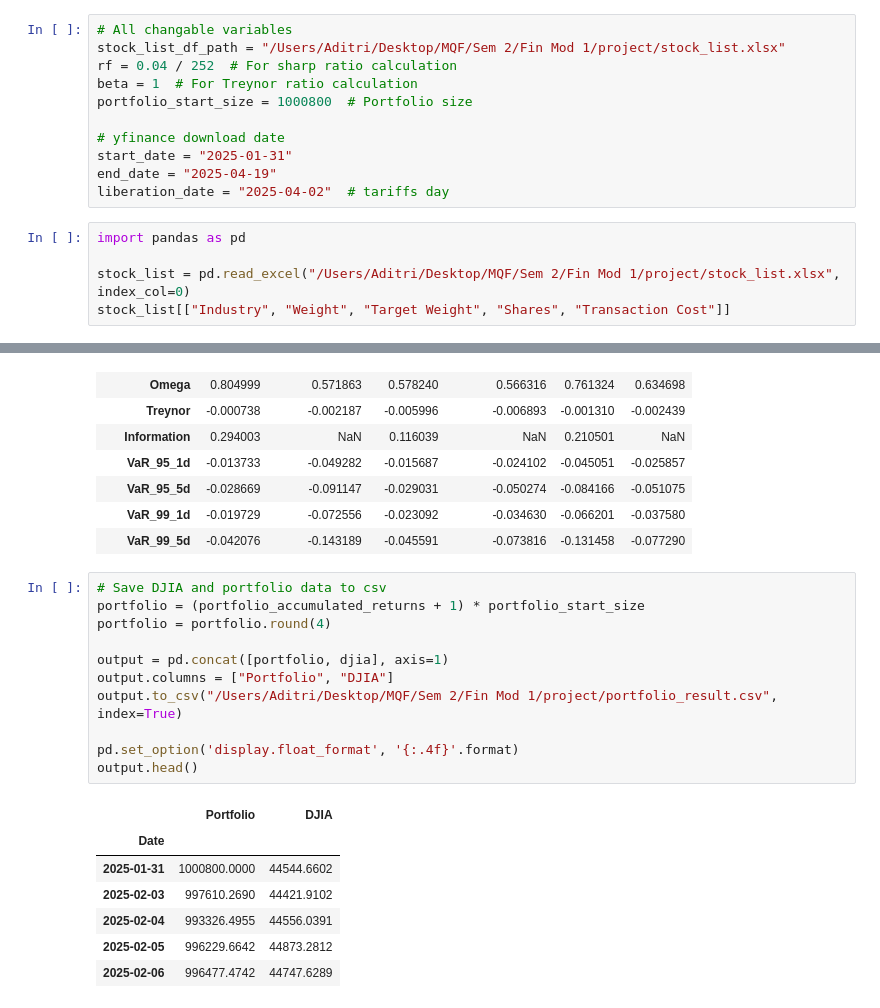
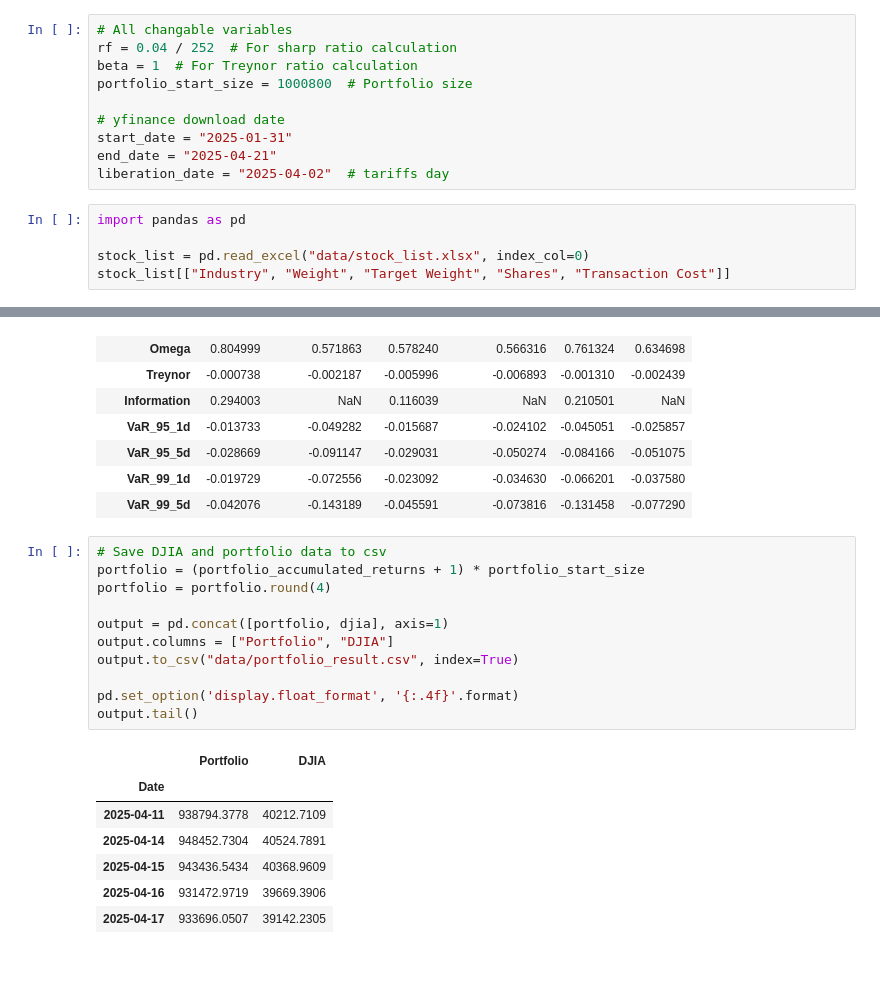
Before and after one commit to bagelquant/fin_model_1, a Jupyter notebook: final report/final_result.ipynb, the cells around one changed output, grey strips where cells are left out. Drawn from its saved outputs; the diff is of its cells as text; blank space fills up the shorter version.

```diff
--- a/final report/final_result.ipynb
+++ b/final report/final_result.ipynb
@@ -4,19 +4,18 @@
 ## Stock list
 # %%
 # All changable variables
-stock_list_df_path = "/Users/Aditri/Desktop/MQF/Sem 2/Fin Mod 1/project/stock_list.xlsx"
 rf = 0.04 / 252  # For sharp ratio calculation
 beta = 1  # For Treynor ratio calculation
 portfolio_start_size = 1000800  # Portfolio size
 
 # yfinance download date
 start_date = "2025-01-31"
-end_date = "2025-04-19"
+end_date = "2025-04-21"
 liberation_date = "2025-04-02"  # tariffs day
 # %%
 import pandas as pd
 
-stock_list = pd.read_excel("/Users/Aditri/Desktop/MQF/Sem 2/Fin Mod 1/project/stock_list.xlsx", index_col=0)
+stock_list = pd.read_excel("data/stock_list.xlsx", index_col=0)
 stock_list[["Industry", "Weight", "Target Weight", "Shares", "Transaction Cost"]]
 # %% [output]
 |  | Industry | Weight | Target Weight | Shares | Transaction Cost |
@@ -464,19 +465,19 @@ performance_matrics
 # %%
 # Save DJIA and portfolio data to csv
 portfolio = (portfolio_accumulated_returns + 1) * portfolio_start_size
 portfolio = portfolio.round(4)
 
 output = pd.concat([portfolio, djia], axis=1)
 output.columns = ["Portfolio", "DJIA"]
-output.to_csv("/Users/Aditri/Desktop/MQF/Sem 2/Fin Mod 1/project/portfolio_result.csv", index=True)
+output.to_csv("data/portfolio_result.csv", index=True)
 
 pd.set_option('display.float_format', '{:.4f}'.format)
-output.head()
+output.tail()
 # %% [output]
 |  | Portfolio | DJIA |
 | Date |  |  |
-| 2025-01-31 | 1000800.0000 | 44544.6602 |
-| 2025-02-03 | 997610.2690 | 44421.9102 |
-| 2025-02-04 | 993326.4955 | 44556.0391 |
-| 2025-02-05 | 996229.6642 | 44873.2812 |
-| 2025-02-06 | 996477.4742 | 44747.6289 |
+| 2025-04-11 | 938794.3778 | 40212.7109 |
+| 2025-04-14 | 948452.7304 | 40524.7891 |
+| 2025-04-15 | 943436.5434 | 40368.9609 |
+| 2025-04-16 | 931472.9719 | 39669.3906 |
+| 2025-04-17 | 933696.0507 | 39142.2305 |
```
Also changed, not shown: parts of 5 cells of this notebook, 3 other files.
